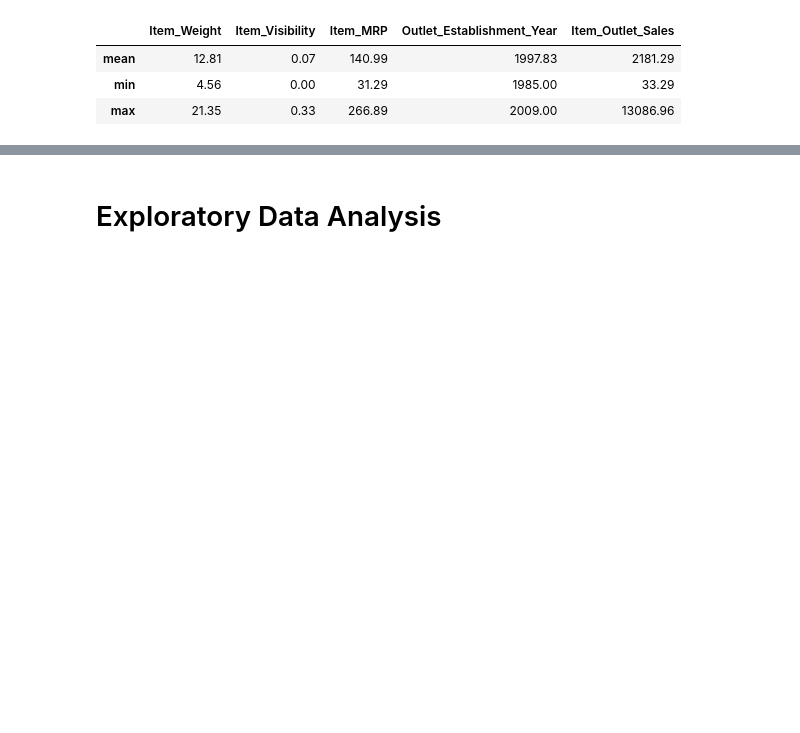
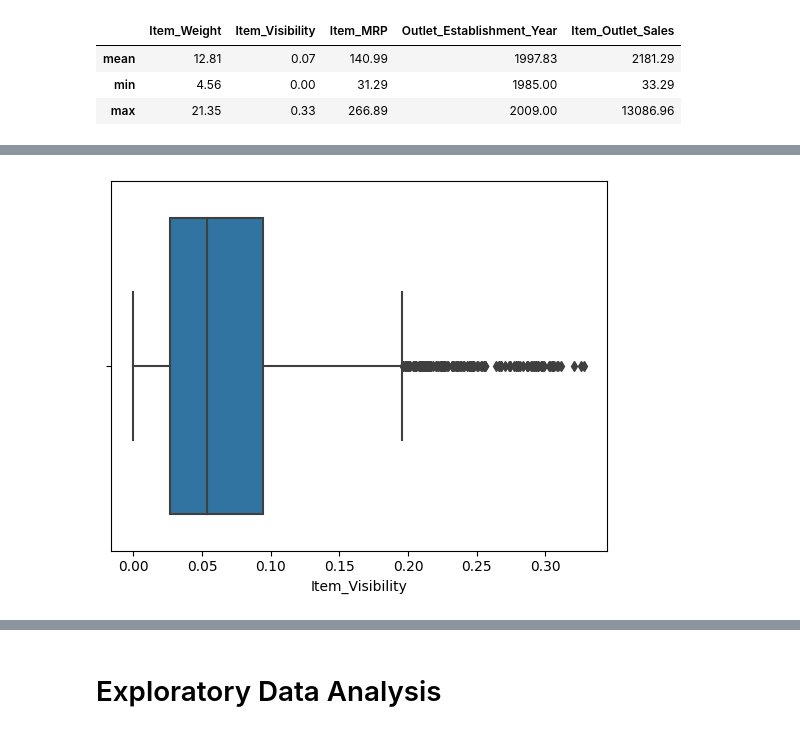
Before and after one commit to valmazan/Project_Part_Prediction-of-Product-Sales, a Jupyter notebook: Project_1_Pred_Product_Sales_Victoria_Almazan.ipynb, the cells around one changed output, grey strips where cells are left out. Saved outputs shown, nothing was run; the diff lists cells and outputs as text; code cells hidden in the pictures; blank space fills up the shorter version.

```diff
--- a/Project_1_Pred_Product_Sales_Victoria_Almazan.ipynb
+++ b/Project_1_Pred_Product_Sales_Victoria_Almazan.ipynb
@@ -370,0 +460,4 @@ num_value.loc[['mean', 'min','max']].round(2)
+# %%
+ax = sns.boxplot( x = 'Item_Visibility',data = df)
+# %% [output]
+[figure, added]
```
Also changed, not shown: parts of 41 cells of this notebook.
